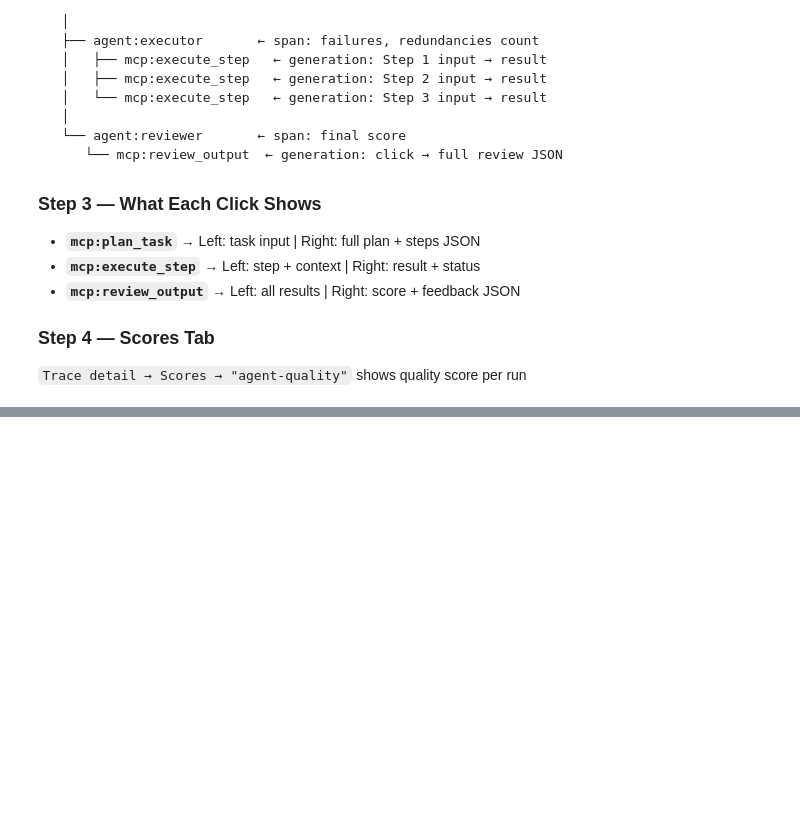
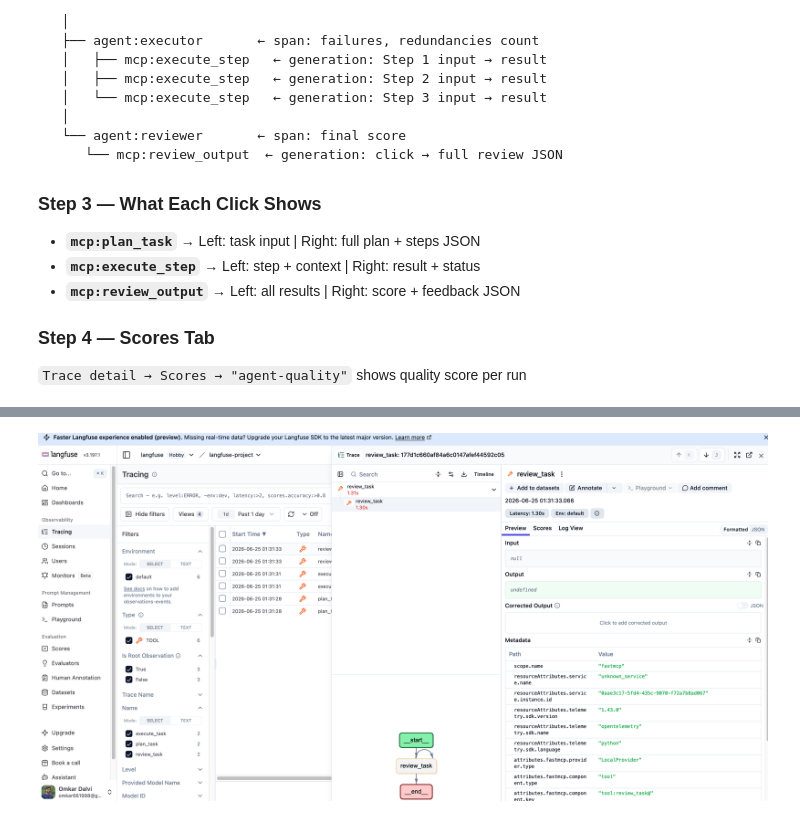
Before and after one commit to omkar-dalvi/langgraph-mcp-server-workflow, a Jupyter notebook: notebooks/Langgraph_MCP_Solution.ipynb, the cells around one changed output, grey strips where cells are left out. Saved outputs shown, nothing was run; the diff lists cells and outputs as text; code cells hidden in the pictures; blank space fills up the shorter version.

```diff
--- a/notebooks/Langgraph_MCP_Solution.ipynb
+++ b/notebooks/Langgraph_MCP_Solution.ipynb
@@ -290,0 +542,7 @@ trace: multi-agent-pipeline
+# %%
+from IPython.display import Image
+
+# For a local file in the same directory
+Image("img/langfuse_tracing_3.png")
+# %% [output]
+[figure, added]
```
Also changed, not shown: parts of 15 cells of this notebook, 3 other files.
